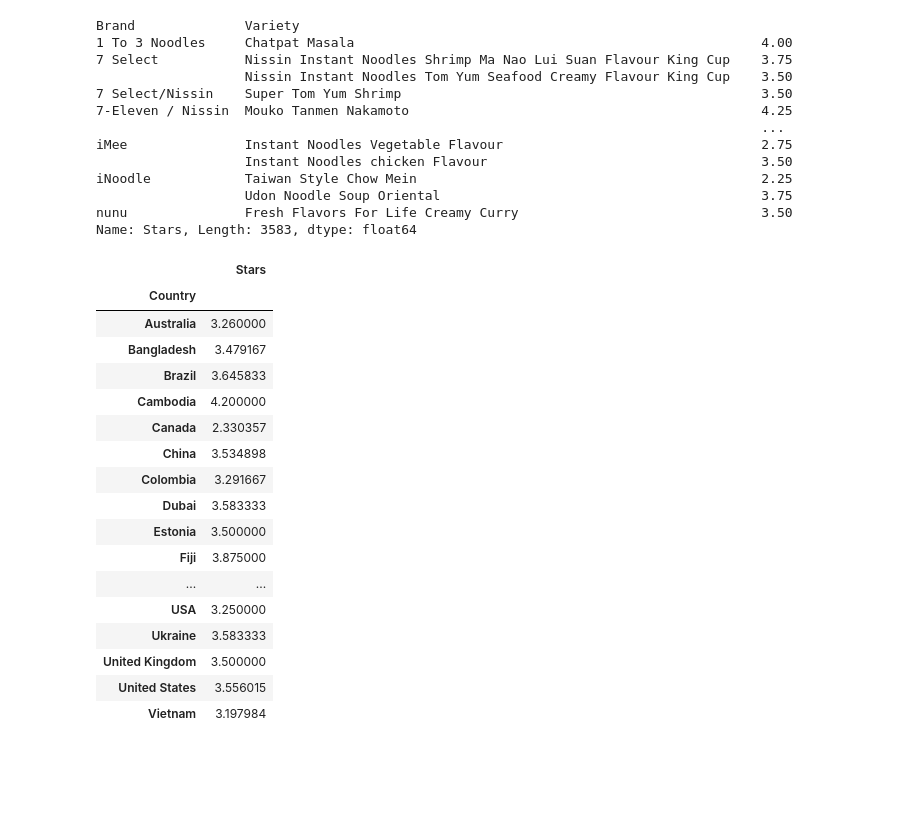
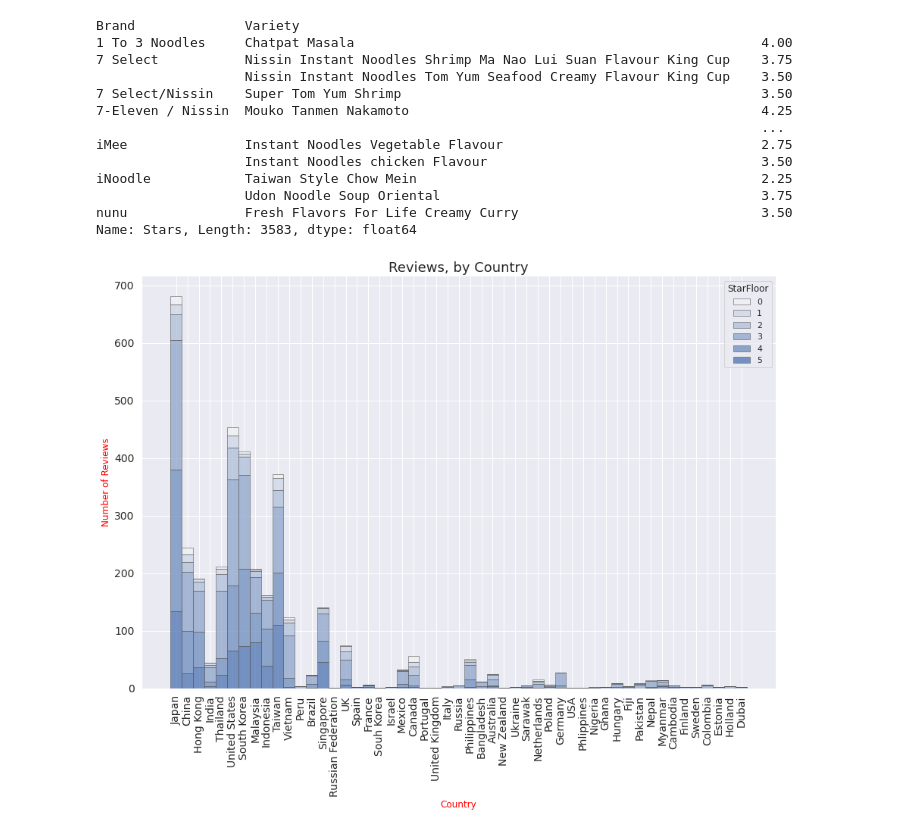
Before and after one commit to TheDarkTrumpet/BAIS-6040-0EXP-Sum2021, a Jupyter notebook: Homework/final.ipynb, the cells around one changed output. Saved outputs shown, nothing was run; the diff lists cells and outputs as text; code cells hidden in the pictures; blank space fills up the shorter version.

```diff
--- a/Homework/final.ipynb
+++ b/Homework/final.ipynb
@@ -96,3 +92,27 @@ import matplotlib as mpl
+# %%
+sns.set_theme()
+# %%
+# Helper Functions Here
+def outputCountryReport(ramenByCountry, countryColumn):
+    f, ax = plt.subplots(figsize=(15, 10))
+    f.patch.set_facecolor('white')
+    sns.despine(f)
+
+    plot = sns.histplot(
+        ramenByCountry,
+        x = countryColumn, hue="StarFloor",
+        multiple="stack",
+        palette="light:b",
+        edgecolor=".3",
+        linewidth=.5,
+        legend=True
+    )
+    plt.xticks(rotation=90)
+    plt.title('Reviews, by Country', fontsize=18)
+    ax.tick_params(labelsize=14)
+    ax.set_ylabel('Number of Reviews')
+    ax.xaxis.label.set_color('red')
+    ax.yaxis.label.set_color('red')
 # %%
 rawRamenDataSet = pd.read_csv("https://raw.githubusercontent.com/TheDarkTrumpet/BAIS-6040-0EXP-Sum2021/master/data/ramen-biglist.csv")
 rawRamenDataSet
@@ -182,24 +215,9 @@ iNoodle            Taiwan Style Chow Mein
 nunu               Fresh Flavors For Life Creamy Curry                               3.50
 Name: Stars, Length: 3583, dtype: float64
 # %%
-ramenByCountry = ramenDataSet.groupby(["Country"])[["Stars"]].mean()
+ramenDataSet.groupby(["Country"])[["Stars"]].mean()
-# %% [output]
-|  | Stars |
-| Country |  |
-| Australia | 3.260000 |
-| Bangladesh | 3.479167 |
-| Brazil | 3.645833 |
-| Cambodia | 4.200000 |
-| Canada | 2.330357 |
-| China | 3.534898 |
-| Colombia | 3.291667 |
-| Dubai | 3.583333 |
-| Estonia | 3.500000 |
-| Fiji | 3.875000 |
-| ... | ... |
-| USA | 3.250000 |
-| Ukraine | 3.583333 |
-| United Kingdom | 3.500000 |
-| United States | 3.556015 |
-| Vietnam | 3.197984 |
+# %%
+outputCountryReport(ramenDataSet, "Country")
+# %% [output]
+[figure, added]
 # %%
```
Also changed, not shown: parts of 10 cells of this notebook.
